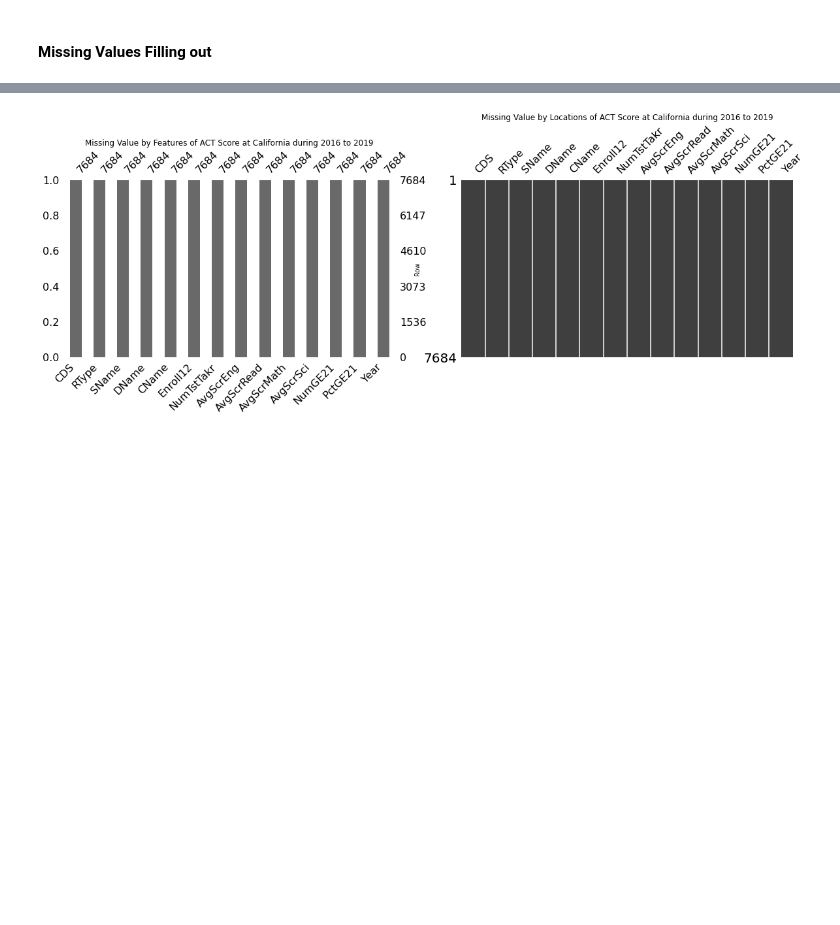
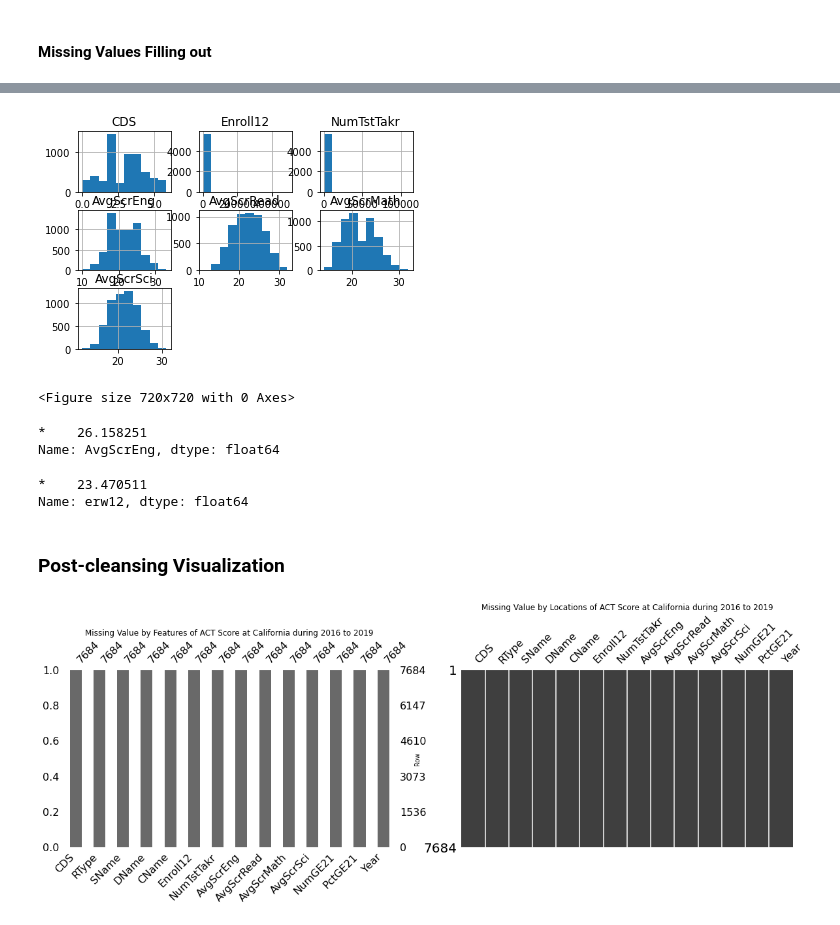
Before and after one commit to WarintornNawong/DSI_Project1, a Jupyter notebook: project1_test.ipynb, the cells around one changed output, grey strips where cells are left out. Saved outputs shown, nothing was run; the diff lists cells and outputs as text; code cells hidden in the pictures; blank space fills up the shorter version.

```diff
--- a/project1_test.ipynb
+++ b/project1_test.ipynb
@@ -193,7 +193,7 @@ act_ca_new['DName'] = act_ca_new['DName'].fillna('-')
 
 ## fill na out for zero-test taker.
 ## Drop it because it does not come out with any scores.
-act_ca_new = act_ca_new.dropna()
+## act_ca_new = act_ca_new.dropna()
 
 ## fill na out to be "-" at SName and DName
 sat_ca_new['SName'] = sat_ca_new['SName'].fillna('-')
@@ -201,4 +201,4 @@ sat_ca_new['DName'] = sat_ca_new['DName'].fillna('-')
 
 ## fill na out for zero-test taker.
 ## Drop it because it does not come out with any scores.
-sat_ca_new = sat_ca_new.dropna()
+## sat_ca_new = sat_ca_new.dropna()
@@ -220,0 +207,6 @@ Name: erw12, dtype: float64
+# %%
+list_hist = ['AvgScrEng','AvgScrRead','AvgScrMath','AvgScrSci']
+act_hist = act_ca_new[(act_ca_new[list_hist[0]] != '*') & (act_ca_new[list_hist[1]] != '*')\
+                     & (act_ca_new[list_hist[2]] != '*') & (act_ca_new[list_hist[3]] != '*')]
+for i in list_hist:
+    act_hist[i] = act_hist[i].astype('float64')
@@ -221,3 +239,24 @@ Name: erw12, dtype: float64
+# %%
+act_hist.hist()
+plt.figure(figsize=(10,10))
+plt.show()
+# %% [output]
+[figure, added]
+<Figure size 720x720 with 0 Axes>
+# %%
+## Percentage of '*' - privacy-based missing data in ACT scores.
+act_ca_new['AvgScrEng'].value_counts(normalize=True)[:1]*100
+# %% [output]
+*    26.158251
+Name: AvgScrEng, dtype: float64
+# %%
+## Percentage of '*' - privacy-based missing data in SAT scores.
+sat_ca_new['erw12'].value_counts(normalize=True)[:1]*100
+# %% [output]
+*    23.470511
+Name: erw12, dtype: float64
+# %% [markdown]
+### Post-cleansing Visualization
 # %%
 missing_function(act_ca_new,'ACT Score at California during 2016 to 2019')
 # %% [output]
```
Also changed, not shown: parts of 16 cells of this notebook.
